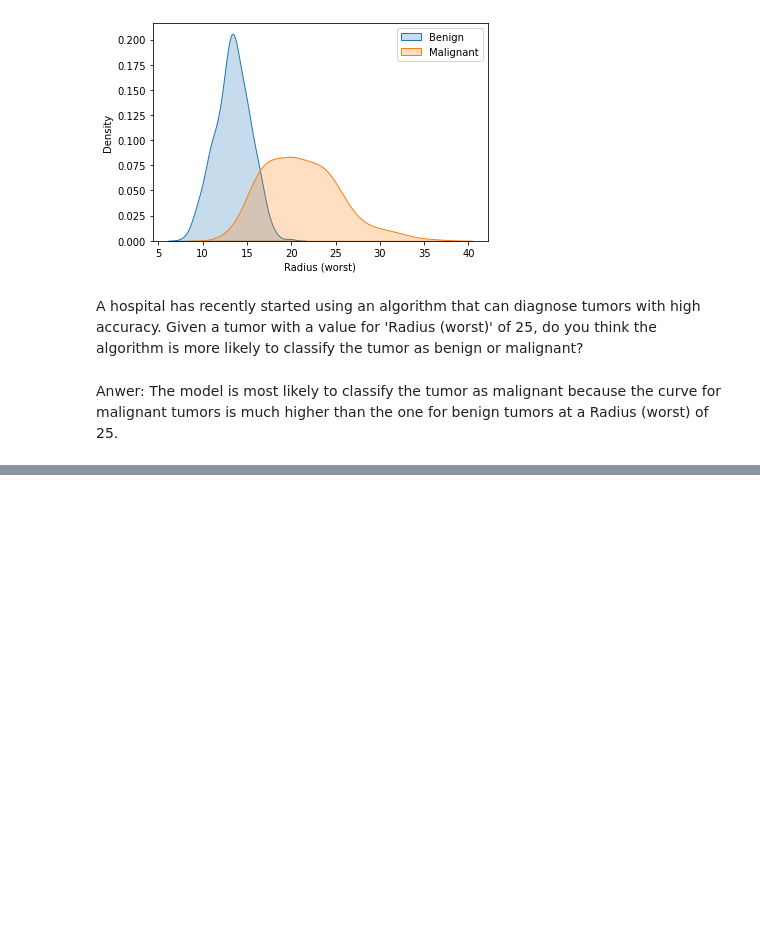
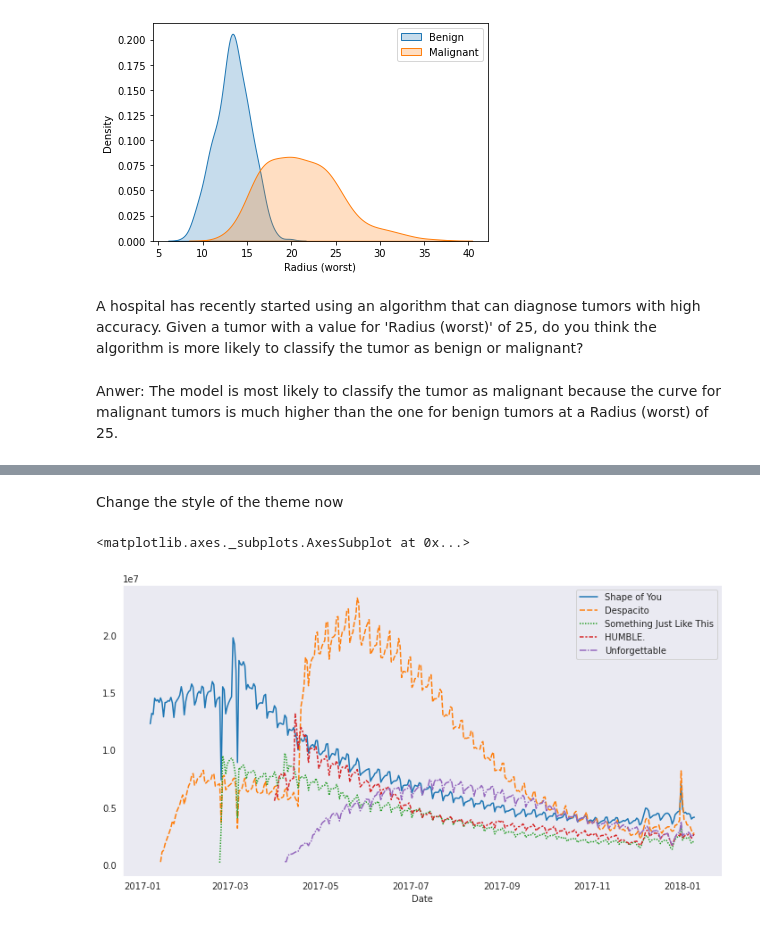
Before and after one commit to Daniel-Benson-Poe/66DaysOfData, a Jupyter notebook: DataVisualizationKaggleMiniCourse.ipynb, the cells around one changed output, grey strips where cells are left out. Saved outputs shown, nothing was run; the diff lists cells and outputs as text; code cells hidden in the pictures; blank space fills up the shorter version.

```diff
--- a/DataVisualizationKaggleMiniCourse.ipynb
+++ b/DataVisualizationKaggleMiniCourse.ipynb
@@ -676,0 +740,12 @@ Anwer: The model is most likely to classify the tumor as malignant because the c
+# %% [markdown]
+Change the style of the theme now
+# %%
+# Change style of the figure to 'dark' theme
+sns.set_style("dark")
+
+#Line chart
+plt.figure(figsize=(12,6))
+sns.lineplot(data=spotify_data)
+# %% [output]
+<matplotlib.axes._subplots.AxesSubplot at 0x...>
+[figure, added]
```
Also changed, not shown: parts of 44 cells of this notebook.
